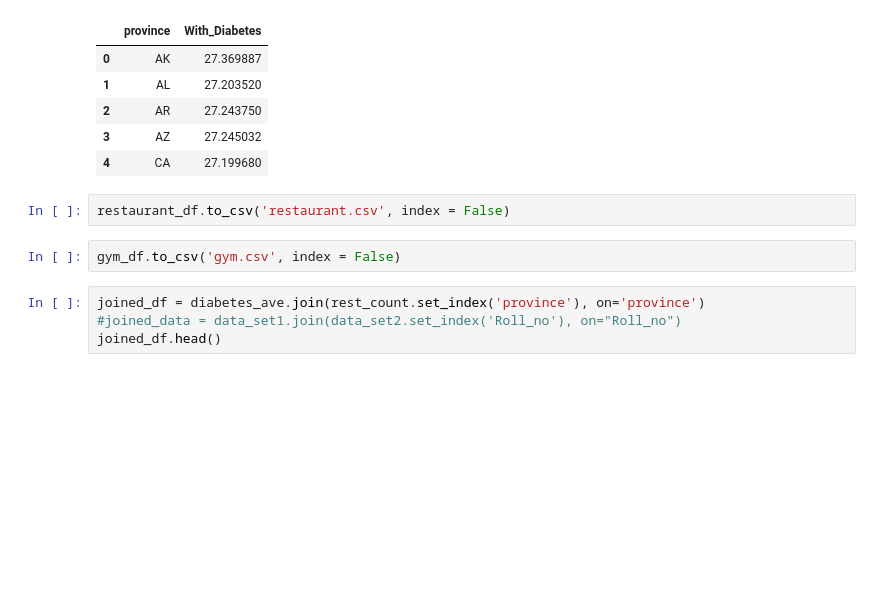
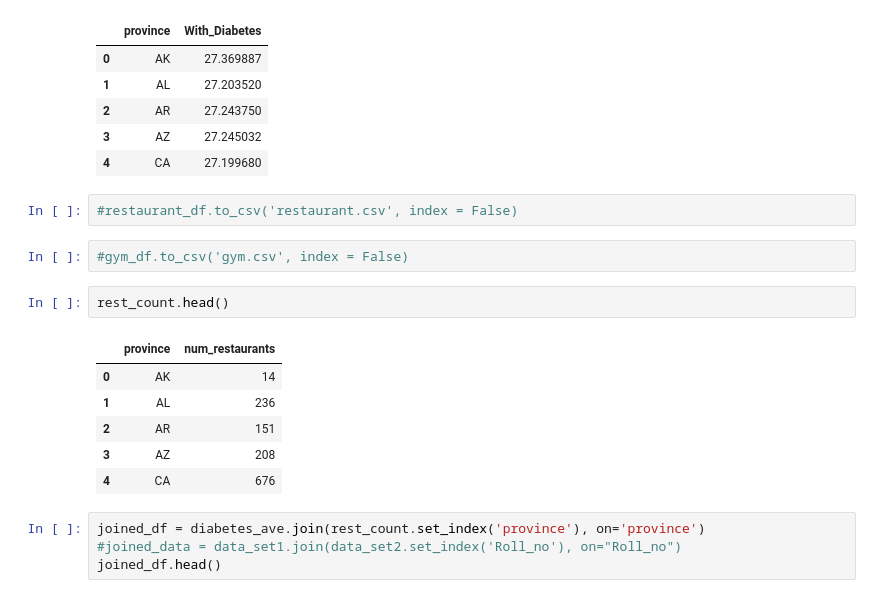
Before and after one commit to kelliwolf17/FInal_Project, a Jupyter notebook: csvs_for_tableau.ipynb, the cells around one changed output. Drawn from its saved outputs; the diff is of its cells as text; blank space fills up the shorter version.

```diff
--- a/csvs_for_tableau.ipynb
+++ b/csvs_for_tableau.ipynb
@@ -121,9 +150,18 @@ diabetes_ave.head()
 | 3 | AZ | 27.245032 |
 | 4 | CA | 27.199680 |
 # %%
-restaurant_df.to_csv('restaurant.csv', index = False)
+#restaurant_df.to_csv('restaurant.csv', index = False)
 # %%
-gym_df.to_csv('gym.csv', index = False)
+#gym_df.to_csv('gym.csv', index = False)
+# %%
+rest_count.head()
+# %% [output]
+|  | province | num_restaurants |
+| 0 | AK | 14 |
+| 1 | AL | 236 |
+| 2 | AR | 151 |
+| 3 | AZ | 208 |
+| 4 | CA | 676 |
 # %%
 joined_df = diabetes_ave.join(rest_count.set_index('province'), on='province')
 #joined_data = data_set1.join(data_set2.set_index('Roll_no'), on="Roll_no")
```
Also changed, not shown: parts of 9 cells of this notebook, 6 other files.
